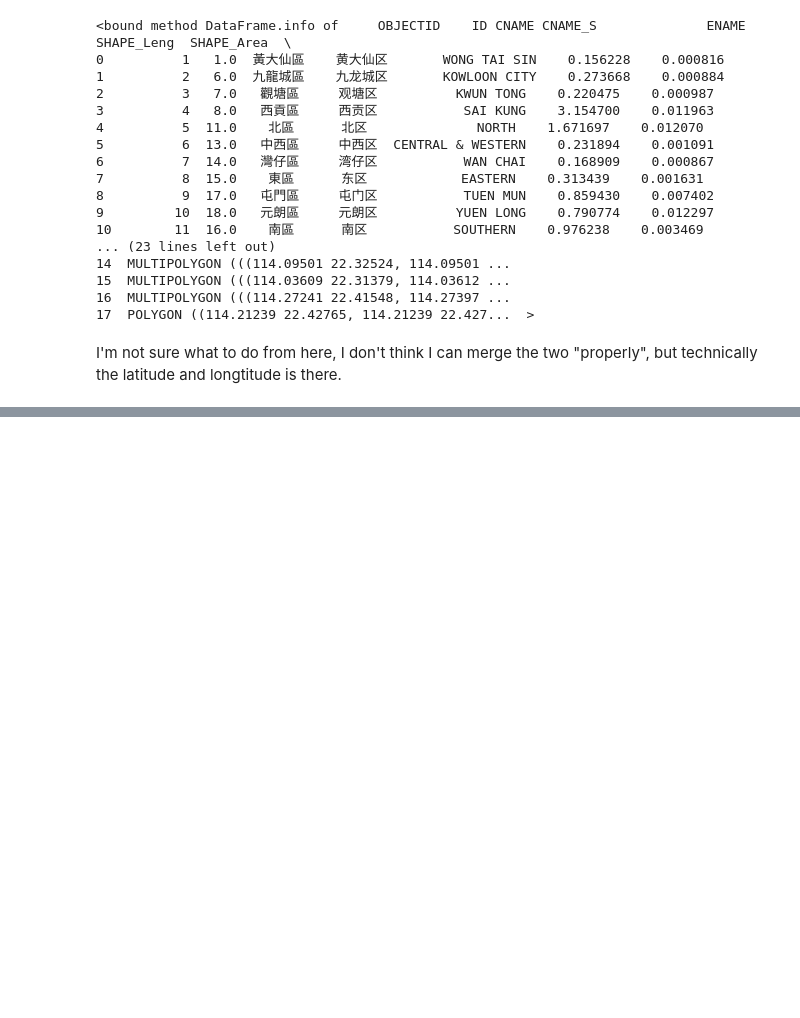
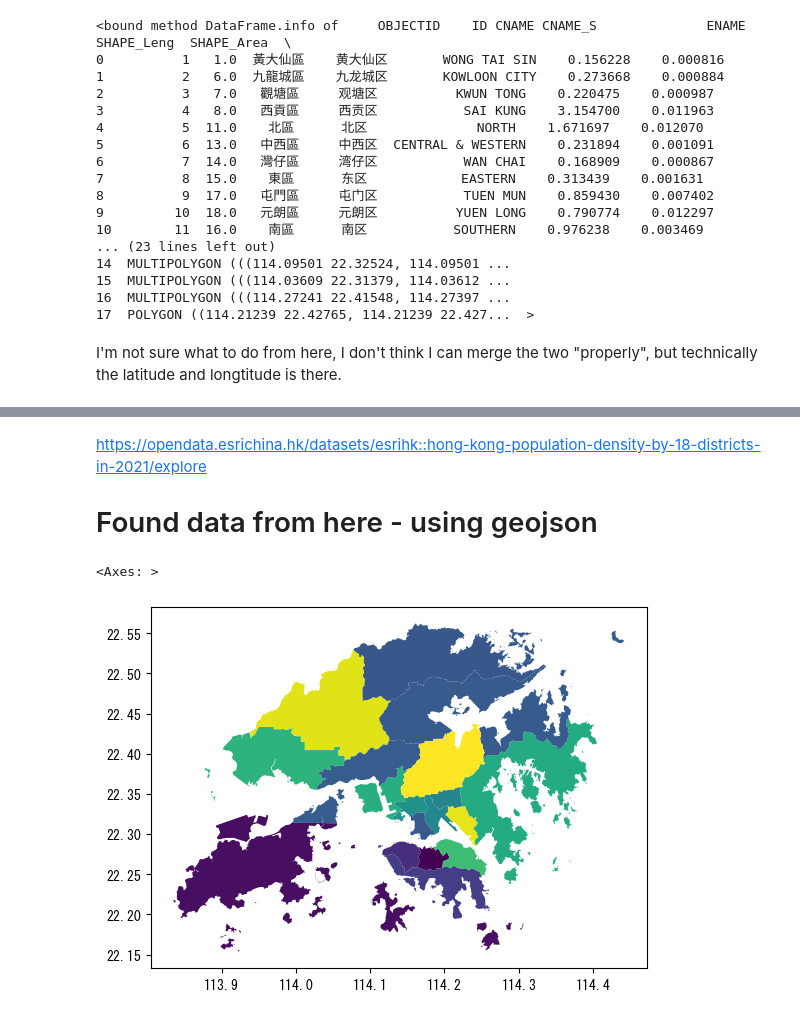
Before and after one commit to Aristoph723/GIS, a Jupyter notebook: week10/Week10map.ipynb, the cells around one changed output, grey strips where cells are left out. Saved outputs shown, nothing was run; the diff lists cells and outputs as text; code cells hidden in the pictures; blank space fills up the shorter version.

Commit message:
found esri data, basic map could be done

```diff
--- a/week10/Week10map.ipynb
+++ b/week10/Week10map.ipynb
@@ -109,0 +152,10 @@ I'm not sure what to do from here, I don't think I can merge the two "properly",
+# %%
+hkgeo = gpd.read_file('data/Hong_Kong_Population_Density_2021.geojson')
+# %% [markdown]
+https://opendata.esrichina.hk/datasets/esrihk::hong-kong-population-density-by-18-districts-in-2021/explore
+# Found data from here - using geojson
+# %%
+hkgeo.plot(column='Total_population')
+# %% [output]
+<Axes: >
+[figure, added]
```
Also changed, not shown: parts of 6 cells of this notebook, 11 other files.
